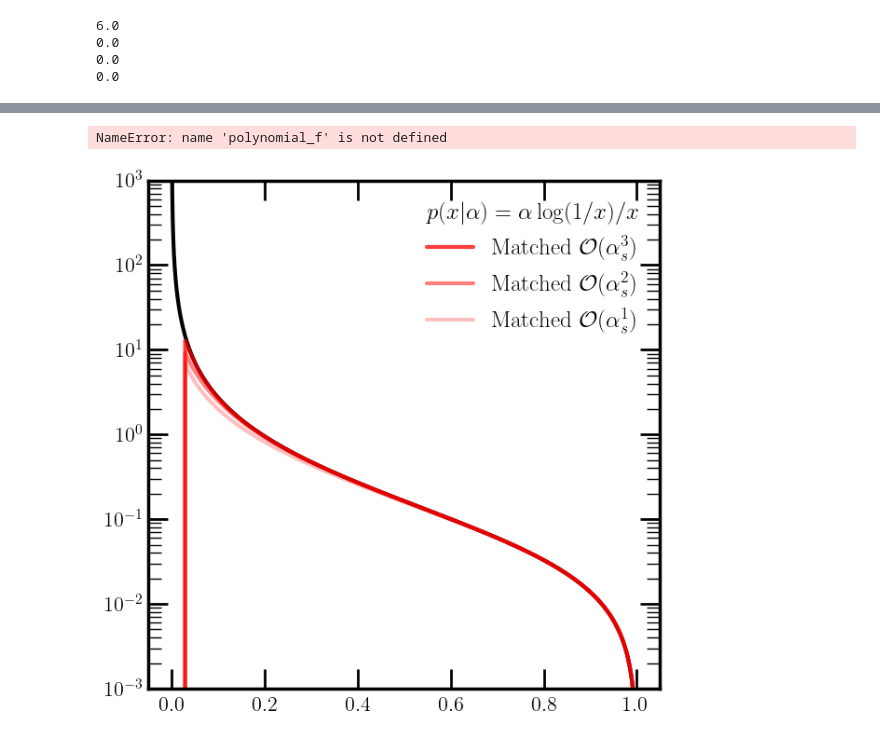
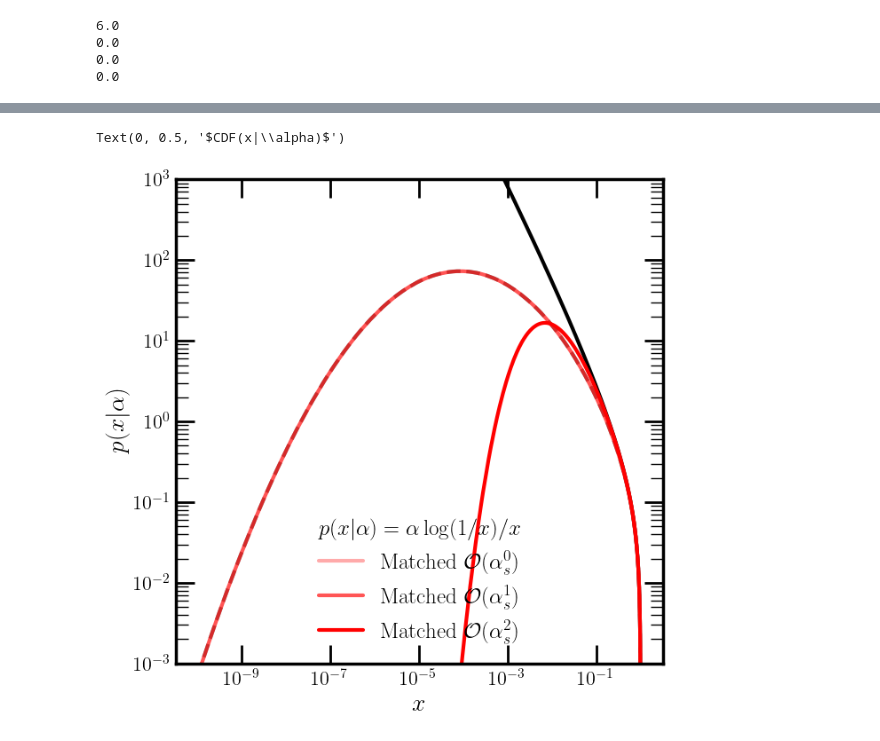
Before and after one commit to rikab/RDF, a Jupyter notebook: jax/initialization.ipynb, the cells around one changed output, grey strips where cells are left out. Cells and saved outputs as stored; diff of their text form; code cells hidden in the pictures.

```diff
--- a/jax/initialization.ipynb
+++ b/jax/initialization.ipynb
@@ -15,19 +15,22 @@ from rikabplotlib.plot_utils import newplot
 def t_from_x(x):
     return jnp.log(1/x)
 
+def x_from_t(t):
+    return jnp.exp(-t)
 
-def construct_cdf(function):
+
+def construct_cdf(function, t_func):
 
     def cdf(x, alpha, params):
-        t = t_from_x(x)
+        t = t_func(x)
         return jnp.nan_to_num(jnp.exp(-function(t, alpha, params)))
     return cdf
 
 
 
-def construct_pdf(function):
+def construct_pdf(function, t_func):
 
-    cdf = construct_cdf(function)
+    cdf = construct_cdf(function, t_func)
     derivative = jax.grad(cdf, argnums=0)
 
     def pdf(x, alpha, params):
@@ -193,39 +96,62 @@ print(matching_coeffs(example_f, 4, 4))
 # %%
 alpha = 0.118
 
-x = jnp.linspace(0, 1, 10000)
+
+
+def example_f(t, alpha, params):
+
+
+    # return jnp.exp(-alpha / 2 * t**2) * (alpha * t)
+
+    alpha_bar  = alpha #* 4/3 / jnp.pi
+    return 0.5 * (2*alpha_bar * t ) #  - 4*alpha_bar**2 * t**3 / 2 + 5*(alpha_bar)**3 * t**5 / 6 )
+
+
+example_coeffs = taylor_expand_2d(example_f, 0.0, 0.0, 1, 2)
+# print(example_coeffs)
+
+
+# example_f = lambda t, alpha, params: polynomial(t, alpha, example_coeffs)
+
+
+def f_x(x, alpha, params):
+    t = t_from_x(x)
+    return example_f(t, alpha, params) / x
+f_x = jax.vmap(f_x, in_axes=(0, None, None))
+
+x = jnp.logspace(-10, 0, 1000000)
 t = t_from_x(x)
-matched_coeffs = matching_coeffs(example_f, 3, 6)
-print(matched_coeffs)
 
-pdf = construct_pdf(polynomial)
+pdf = construct_pdf(polynomial, t_from_x)
 pdf = jax.vmap(pdf, in_axes=(0, None, None))
 
 fig, ax = newplot("full")
 
 
-ax.plot(x, alpha * jnp.log(1/x) / x, color = 'black', ls = "-")
-# ax.plot(x, alpha * jnp.log(1/x) / x * jnp.exp( -alpha / 2 * jnp.log(1/x)**2), color = 'grey', ls = "-")
+ax.plot(x, f_x(x, alpha, None) , color = 'black', ls = "-")
+ax.plot(x, alpha * jnp.log(1/x) / x * jnp.exp( -alpha / 2 * jnp.log(1/x)**2), color = 'grey', ls = "--")
 
 
-
-# ax.plot(x, polynomial_f(t, alpha, coeffs) / x, label="Original", color = "black")
-# ax.plot(x, pdf(x, alpha, matched_coeffs[:4 + 1]), label=r"Matched $\mathcal{O}(\alpha_s^4)$", color = "red")
-ax.plot(x, pdf(x, alpha, matched_coeffs[:3 + 4]), label=r"Matched $\mathcal{O}(\alpha_s^3)$", color = "red", alpha = 0.75)
-ax.plot(x, pdf(x, alpha, matched_coeffs[:2 + 1]), label=r"Matched $\mathcal{O}(\alpha_s^2)$", color = "red", alpha = 0.5)
-ax.plot(x, pdf(x, alpha, matched_coeffs[:1 + 1]), label=r"Matched $\mathcal{O}(\alpha_s^1)$", color = "red", alpha = 0.25)
+order = 1
+matched_coeffs = matching_coeffs(example_f, order, 2 * order)
+print(matched_coeffs)
+for i in range(order+1):
+    o = i
+    ax.plot(x, pdf(x, alpha, matched_coeffs[:o + 1]), label=r"Matched $\mathcal{O}(\alpha_s^{" + str(o)+ r"})$", color = "red", alpha = (i+1)/(order+1))
 
 
-
-
+plt.xscale("log")
 plt.yscale("log")
 plt.ylim(1e-3, 1e3)
 
-plt.legend(title=r"$p(x|\alpha) =\alpha\log(1/x)/x$")
+plt.xlabel(r"$x$")
+plt.ylabel(r"$p(x|\alpha)$")
+
+plt.legend(title=r"$p(x|\alpha) =\alpha\log(1/x)/x $")
 
 
 # Plot the CDFs
-cdf = construct_cdf(polynomial_f)
+cdf = construct_cdf(polynomial, t_from_x)
 cdf = jax.vmap(cdf, in_axes=(0, None, None))
 
 fig, ax = newplot("full")
@@ -235,5 +161,13 @@ ax.plot(x, cdf(x, alpha, matched_coeffs[:-1]), label=r"Matched $\mathcal{O}(\alp
 ax.plot(x, cdf(x, alpha, matched_coeffs[:-2]), label=r"Matched $\mathcal{O}(\alpha_s^1)$", color = "red", alpha = 0.25)
 
 # ax.plot(x, 1- alpha * jnp.log(1/x) ** 2, color = 'black', ls = "-")
-ax.plot(x, jnp.exp( -alpha / 2 * jnp.log(1/x)**2), color = 'pink', ls = "--")
+ax.plot(x, jnp.exp( -alpha / 2 * jnp.log(1/x)**2), color = 'grey', ls = "--")
+ax.axhline(0, color = "black", ls = "-", lw = 0.5)
+
+
+plt.xscale("log")
+plt.ylim(-0.5, 1.5)
+
+plt.xlabel(r"$x$")
+plt.ylabel(r"$CDF(x|\alpha)$")
 # %% [output]
@@ -247,2 +177,2 @@ ax.plot(x, jnp.exp( -alpha / 2 * jnp.log(1/x)**2), color = 'pink', ls = "--")
-NameError: name 'polynomial_f' is not defined
+Text(0, 0.5, '$CDF(x|\\alpha)$')
-[figure, old version]
+[figure, new version]
```
Also changed, not shown: parts of 7 cells of this notebook, 1 other file.
